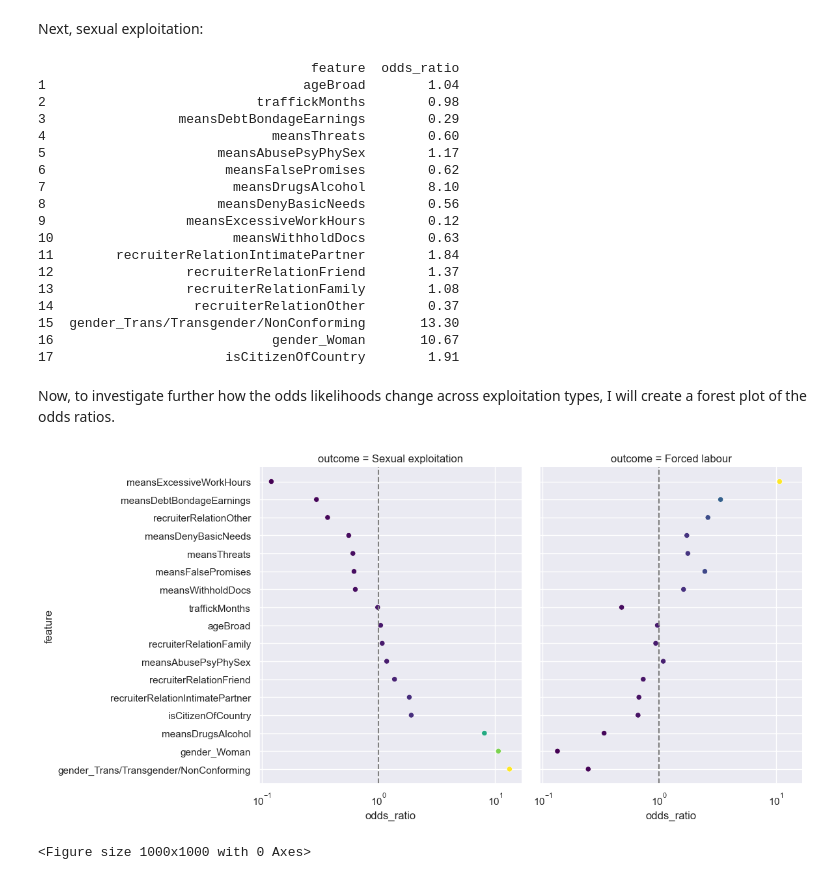
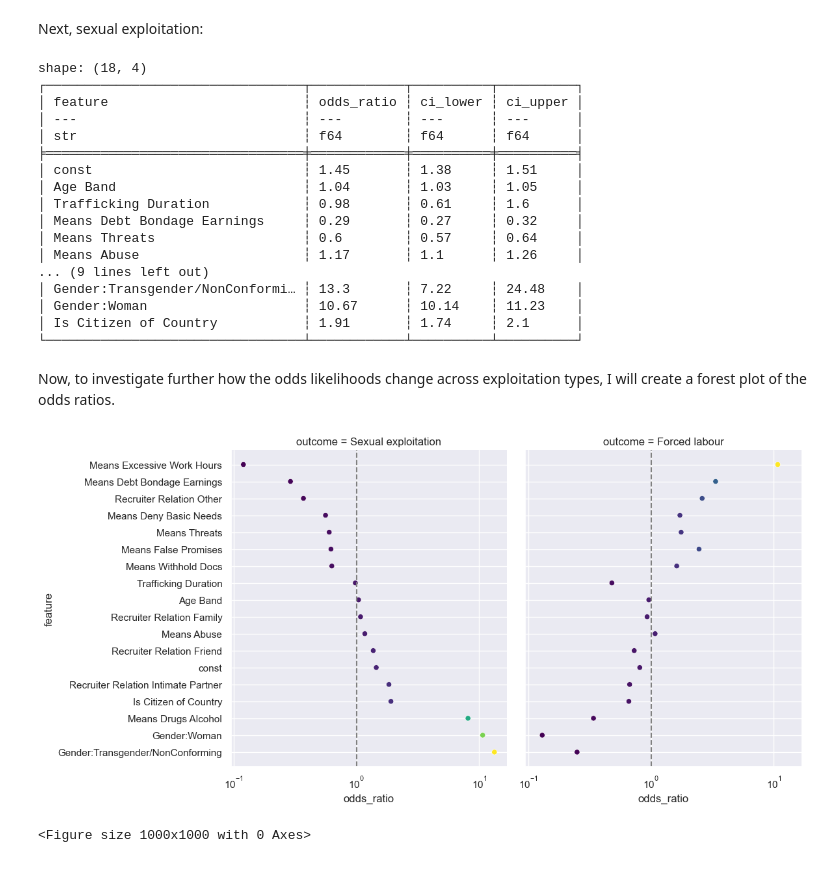
Before and after one commit to madiforman/CTDC_analysis, a Jupyter notebook: analysis.ipynb, the cells around one changed output. Cells and saved outputs as stored; diff of their text form; code cells hidden in the pictures.

```diff
--- a/analysis.ipynb
+++ b/analysis.ipynb
@@ -260,57 +306,66 @@ print(odds_labor)
 Next, sexual exploitation:
 # %%
 odds_sexual = get_odds_ratios(model_sexual, 'Sexual exploitation')
-print(odds_sexual)
 # %% [output]
-                                   feature  odds_ratio
-1                                 ageBroad        1.04
-2                           traffickMonths        0.98
-3                 meansDebtBondageEarnings        0.29
-4                             meansThreats        0.60
-5                      meansAbusePsyPhySex        1.17
-6                       meansFalsePromises        0.62
-7                        meansDrugsAlcohol        8.10
-8                      meansDenyBasicNeeds        0.56
-9                  meansExcessiveWorkHours        0.12
-10                       meansWithholdDocs        0.63
-11        recruiterRelationIntimatePartner        1.84
-12                 recruiterRelationFriend        1.37
-13                 recruiterRelationFamily        1.08
-14                  recruiterRelationOther        0.37
-15  gender_Trans/Transgender/NonConforming       13.30
-16                            gender_Woman       10.67
-17                      isCitizenOfCountry        1.91
+shape: (18, 4)
+┌─────────────────────────────────┬────────────┬──────────┬──────────┐
+│ feature                         ┆ odds_ratio ┆ ci_lower ┆ ci_upper │
+│ ---                             ┆ ---        ┆ ---      ┆ ---      │
+│ str                             ┆ f64        ┆ f64      ┆ f64      │
+╞═════════════════════════════════╪════════════╪══════════╪══════════╡
+│ const                           ┆ 1.45       ┆ 1.38     ┆ 1.51     │
+│ Age Band                        ┆ 1.04       ┆ 1.03     ┆ 1.05     │
+│ Trafficking Duration            ┆ 0.98       ┆ 0.61     ┆ 1.6      │
+│ Means Debt Bondage Earnings     ┆ 0.29       ┆ 0.27     ┆ 0.32     │
+│ Means Threats                   ┆ 0.6        ┆ 0.57     ┆ 0.64     │
+│ Means Abuse                     ┆ 1.17       ┆ 1.1      ┆ 1.26     │
+... (9 lines left out)
+│ Gender:Transgender/NonConformi… ┆ 13.3       ┆ 7.22     ┆ 24.48    │
+│ Gender:Woman                    ┆ 10.67      ┆ 10.14    ┆ 11.23    │
+│ Is Citizen of Country           ┆ 1.91       ┆ 1.74     ┆ 2.1      │
+└─────────────────────────────────┴────────────┴──────────┴──────────┘
 # %% [markdown]
 Now, to investigate further how the odds likelihoods change across exploitation types, I will create a forest plot of the odds ratios.
 # %%
-odds_labor['outcome'] = 'Forced labour'
-odds_sexual['outcome'] = 'Sexual exploitation'
-odds_all = pd.concat([odds_labor, odds_sexual])
+odds_labor = (
+    odds_labor
+    .with_columns(
+        pl.lit('Forced labour').alias('outcome')
+    )
+)
+odds_sexual = (
+    odds_sexual
+    .with_columns(
+        pl.lit('Sexual exploitation').alias('outcome')
+    )
+)
+odds_all = pl.concat([odds_labor, odds_sexual])
 
 def forest_plot(odds_all):
+    odds_all = odds_all.sort(["odds_ratio"])
     g = sns.FacetGrid(
-        odds_all.sort_values('odds_ratio'),
+        odds_all,
         col='outcome',          # was row='outcome'
         sharex=True, sharey=True,
         height=6,
         )
     g.map_dataframe(
         sns.scatterplot,
         x='odds_ratio', y='feature',
         hue='odds_ratio', palette='viridis', legend=True
     )
 
     for ax in g.axes.flatten():
         ax.axvline(1, ls='--', c='grey')
         ax.set_xscale('log')
 
     plt.tight_layout()
     plt.show()
     g.fig.set_size_inches(10, 10)  # width, height in
     plt.show()
-    plt.savefig('forest_plot.svg')
+    plt.savefig('figures/forest_plot')
 
 forest_plot(odds_all)
 # %% [output]
-[figure, old version]
+[figure, new version]
 <Figure size 1000x1000 with 0 Axes>
```
Also changed, not shown: parts of 4 cells of this notebook.
